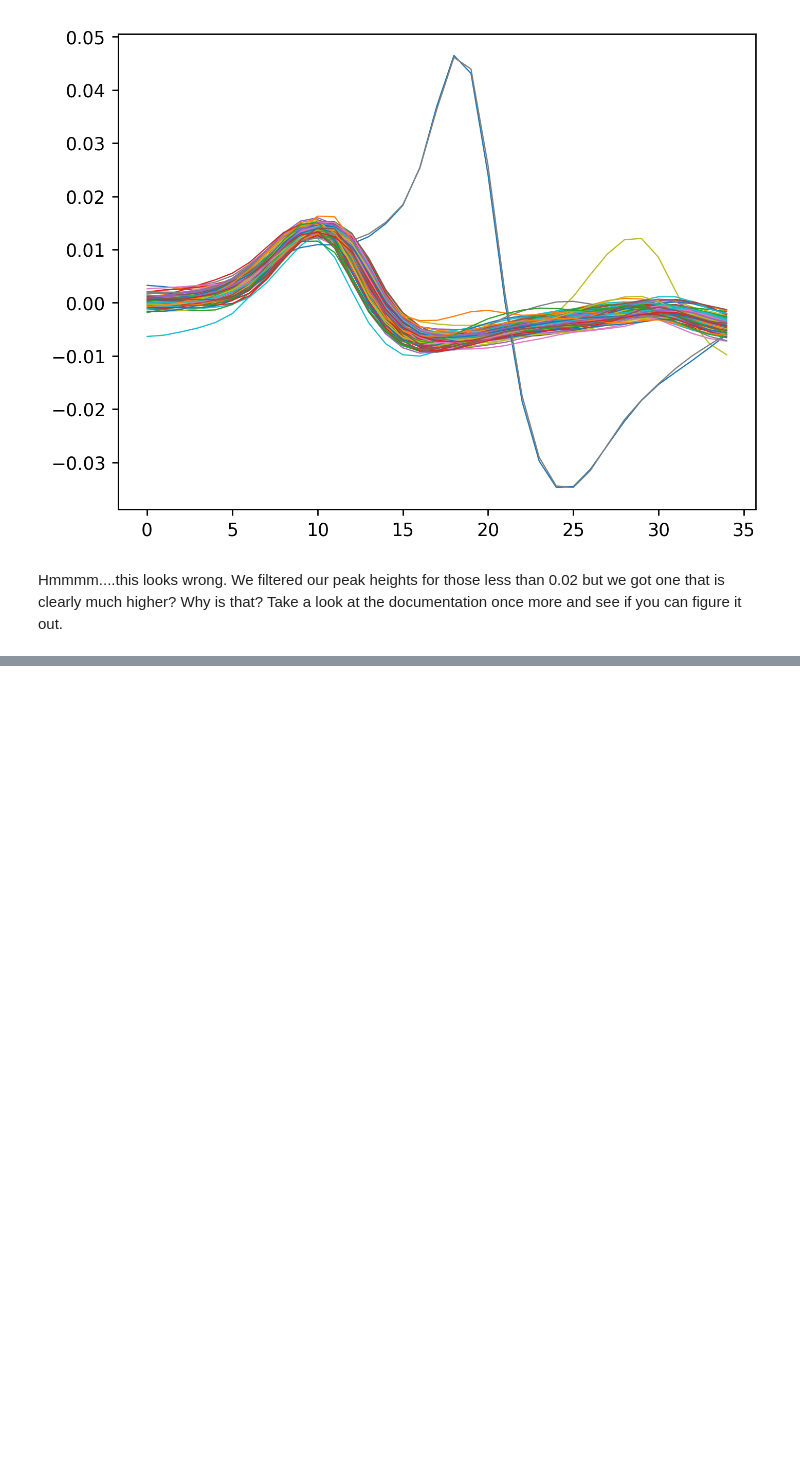
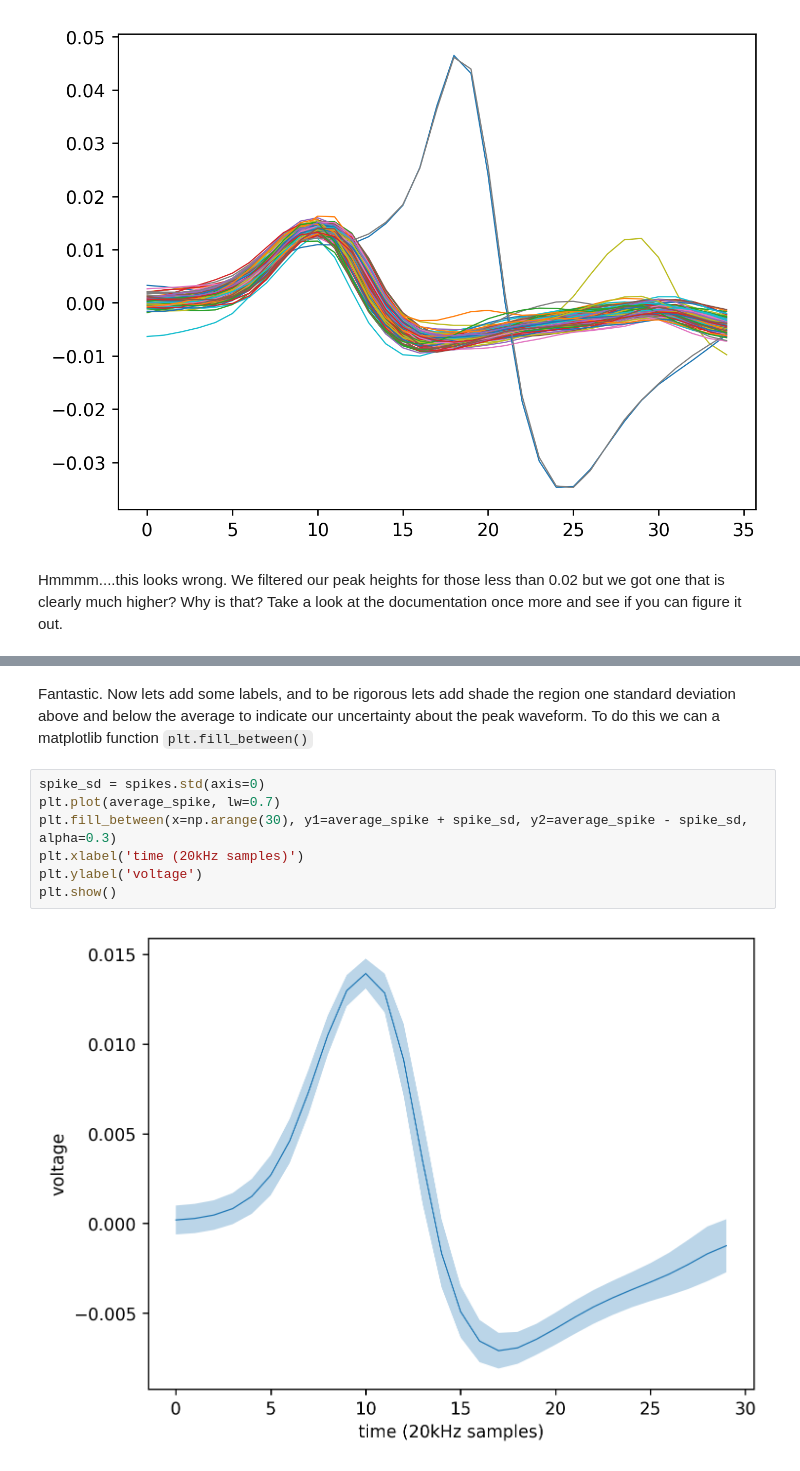
Before and after one commit to jeremyschroeter/Neuro301-Coding-Kit, a Jupyter notebook: Python_Tutorials/PythonCC3_NumpyAndMatplot.ipynb, the cells around one changed output, grey strips where cells are left out. Saved outputs shown, nothing was run; the diff lists cells and outputs as text; blank space fills up the shorter version.

```diff
--- a/Python_Tutorials/PythonCC3_NumpyAndMatplot.ipynb
+++ b/Python_Tutorials/PythonCC3_NumpyAndMatplot.ipynb
@@ -308,0 +335,11 @@ Hmmmm....this looks wrong. We filtered our peak heights for those less than 0.02
+# %% [markdown]
+Fantastic. Now lets add some labels, and to be rigorous lets add shade the region one standard deviation above and below the average to indicate our uncertainty about the peak waveform. To do this we can a matplotlib function <code>plt.fill_between()</code>
+# %%
+spike_sd = spikes.std(axis=0)
+plt.plot(average_spike, lw=0.7)
+plt.fill_between(x=np.arange(30), y1=average_spike + spike_sd, y2=average_spike - spike_sd, alpha=0.3)
+plt.xlabel('time (20kHz samples)')
+plt.ylabel('voltage')
+plt.show()
+# %% [output]
+[figure, added]
```
Also changed, not shown: parts of 10 cells of this notebook, 1 other file.
